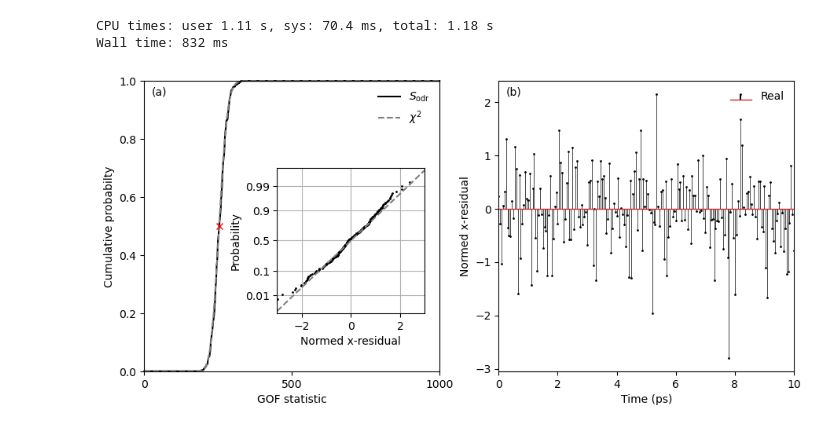
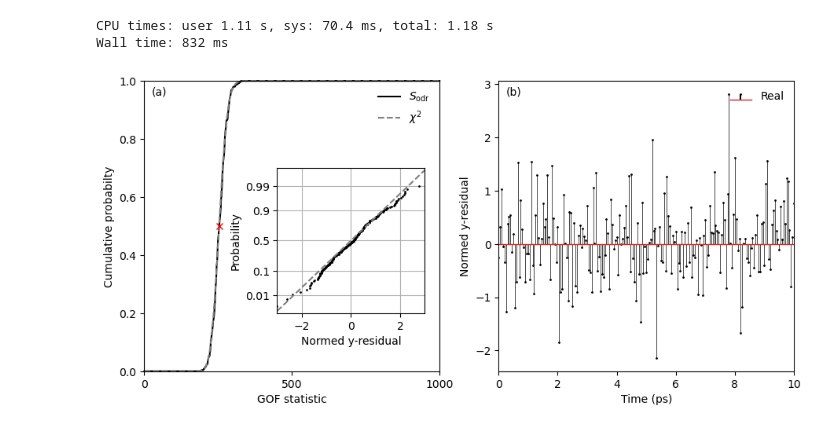
Before and after one commit to dodge-research-group/thztools, a Jupyter notebook: examples/odr-test.ipynb, the cells around one changed output. Drawn from its saved outputs; the diff is of its cells as text; code cells hidden in the pictures.

Commit message:
Update odr-test to show y-residuals, which also must be multiplied by sqrt(2) to be consistent with the standard normal distribution.

```diff
--- a/examples/odr-test.ipynb
+++ b/examples/odr-test.ipynb
@@ -83,7 +83,7 @@ Wall time: 832 ms
 # %%
 # Find the index of the median value
 i_show = np.argsort(resnorm_odr)[len(resnorm_odr) // 2]
-osm, osr = probplot(delta_odr[:, i_show] * np.sqrt(2), fit=False)
+osm, osr = probplot(epsilon_odr[:, i_show] * np.sqrt(2), fit=False)
 
 w, h = figaspect(0.45)
 _, axs = plt.subplots(1, 2, figsize=(w, h))
@@ -111,34 +111,34 @@ ins.plot(osr, osm, 'k.', ms=2)
 ins.plot([-3, 3], [-3, 3], '--', c='gray')
 ins.grid()
 
 ins.set_xlim(-3, 3)
 ins.set_ylim(norm.ppf([0.001, 0.999]))
 
 ins.set_xticks([-2, 0, 2])
 ins.set_yticks(norm.ppf([0.01, 0.1, 0.5, 0.9, 0.99]))
 
 ins.set_yticklabels(['0.01', '0.1', '0.5', '0.9', '0.99'])
 
-ins.set_xlabel('Normed x-residual')
+ins.set_xlabel('Normed y-residual')
 ins.set_ylabel('Probability')
 
 # Panel (b)
-markerline, stemlines, baseline = axs[1].stem(t, delta_odr[:, i_show],
+markerline, stemlines, baseline = axs[1].stem(t, epsilon_odr[:, i_show],
                                               linefmt = 'k-', markerfmt='.',
                                               label='Real')
 markerline.set_markersize(2)
 stemlines.set_linewidth(0.5)
 baseline.set_linewidth(1)
 
 axs[1].legend(loc='upper right', frameon=False)
 axs[1].text(0.025, 0.95, '(b)', transform=axs[1].transAxes)
 
 axs[1].set_xlim(0, 10)
 # axs[1].set_ylim(-3.5, 3.5)
 
 axs[1].set_xlabel('Time (ps)')
-axs[1].set_ylabel('Normed x-residual')
+axs[1].set_ylabel('Normed y-residual')
 
 plt.show()
 # %% [output]
-[figure, old version]
+[figure, new version]
```
